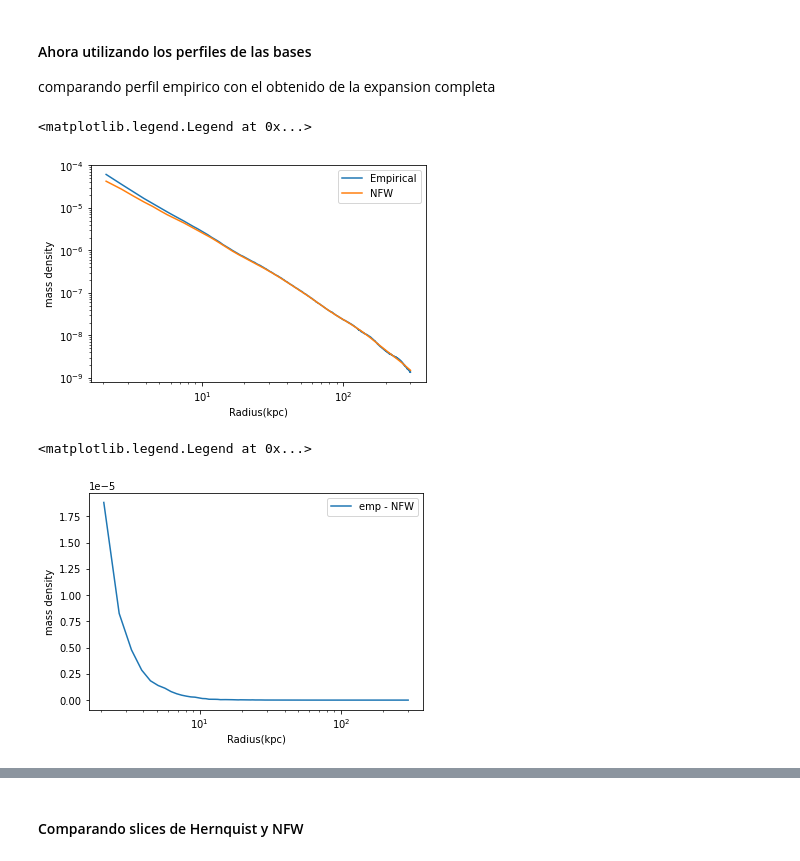
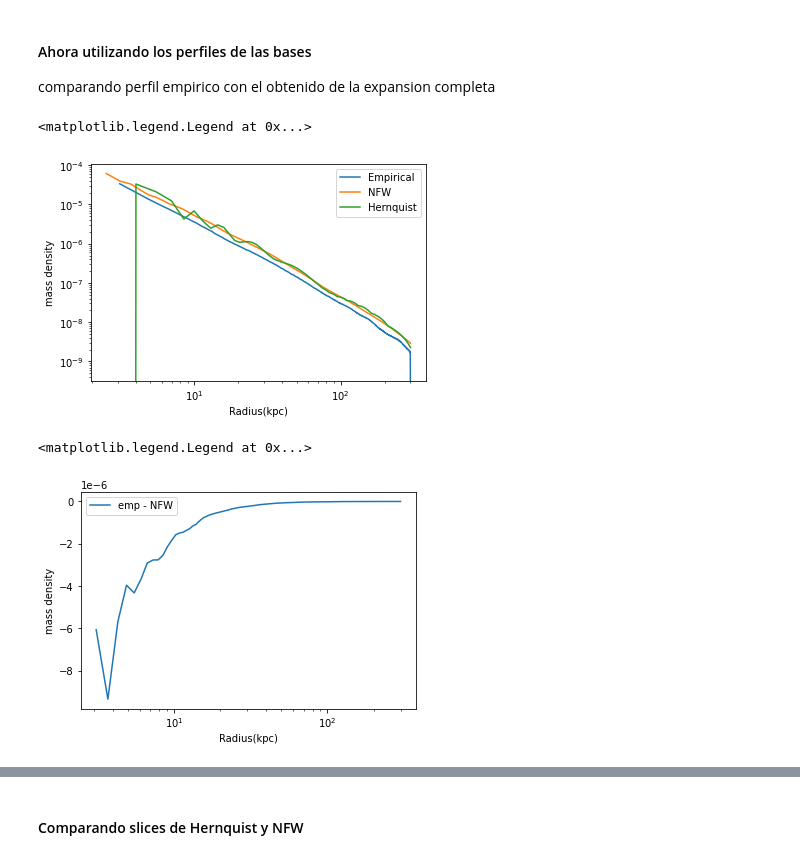
Before and after one commit to Markiribu/EXP_taller, a Jupyter notebook: virgo_exp/loading_basis.ipynb, the cells around one changed output, grey strips where cells are left out. Saved outputs shown, nothing was run; the diff lists cells and outputs as text; code cells hidden in the pictures.

```diff
--- a/virgo_exp/loading_basis.ipynb
+++ b/virgo_exp/loading_basis.ipynb
@@ -20,7 +53,7 @@ SphericalSL::orthoTest: worst=2.387674e-02
 model = 'NFW'
 NFW_config = EXPtools.basis_builder.basis_utils.make_config('sphereSL',lmax=6,nmax=20,
                                              modelname=f'{model}_model.txt',cachename=f'{model}_halo.cache',
-                                             numr=201, rmin=1.5, rmax=300, scale=1)
+                                             numr=500, rmin=2.5, rmax=300, scale=1)
 NFW_basis = pyEXP.basis.Basis.factory(NFW_config)
 NFW_coefs = pyEXP.coefs.Coefs.factory('NFW_halo.h5')
 # %% [output]
@@ -85,10 +120,14 @@ with h5py.File(f"subhalo_{id}.hdf5", "r") as file:
 <KeysViewHDF5 ['Coordinates', 'Coordinates_centered', 'Distance_to_center', 'ParticleIDs', 'Potential', 'SubfindDMDensity', 'Velocities', 'count']>
 # %%
 bins = 500
-rmin, rmax = 1.5,300
-rbins = np.linspace(1.5,300,500)
+rmin, rmax = 2.5,300
+rbins = np.linspace(rmin,rmax,bins)
+# %%
+R = np.linalg.norm(pos,axis=1)
+max(R)
+filtr = np.where((R < 300) & (R > 2.5))[0]
 # %%
-emp_dens = EXPtools.basis_builder.makemodel.empirical_density_profile(rbins,pos,mass/sum(mass))
+emp_dens = EXPtools.basis_builder.makemodel.empirical_density_profile(rbins,pos[filtr],mass[filtr]/sum(mass[filtr]))
 # %%
 plt.plot(rbins[1:],emp_dens)
 plt.xscale('log'),plt.yscale('log'),plt.ylabel('mass density'),plt.xlabel('Radius(kpc)')
@@ -122,27 +161,30 @@ ax.legend()
 #### Ahora utilizando los perfiles de las bases
 comparando perfil empirico con el obtenido de la expansion completa
 # %%
+rad_NFW, field_dens_NFW = EXPtools.visuals.visualize.spherical_avg_prop(NFW_basis,NFW_coefs, rmin=2.5, rmax=300, nbins=500, log_space=False, time=0, property='dens', include_monopole=False)
+rad_Hern, field_dens_Hern = EXPtools.visuals.visualize.spherical_avg_prop(Hern_basis,Hern_coefs, rmin=2.5, rmax=300, nbins=200, log_space=False, time=0, property='dens', include_monopole=False)
+
 fig, ax = plt.subplots(1,1,figsize=(6,4))
 
 ax.plot(rbins[1:],emp_dens, label='Empirical')
-ax.plot(rad_NFW[1:], field_NFW[1:], label='NFW')
-#ax.plot(rad_Hern, field_Hern, label='Hernquist')
+ax.plot(rad_NFW[:], field_dens_NFW[:], label='NFW')
+ax.plot(rad_Hern, field_dens_Hern, label='Hernquist')
 
 ax.set_xscale('log'),ax.set_yscale('log'),ax.set_ylabel('mass density'),ax.set_xlabel('Radius(kpc)')
 ax.legend()
 # %% [output]
 <matplotlib.legend.Legend at 0x...>
-[figure, old version]
+[figure, new version]
 # %%
 fig, ax = plt.subplots(1,1,figsize=(6,4))
 
-ax.plot(rbins[1:],emp_dens - field_NFW[1:], label='emp - NFW')
+ax.plot(rbins[1:],emp_dens - field_dens_NFW[1:], label='emp - NFW')
 
 ax.set_xscale('log'),ax.set_ylabel('mass density'),ax.set_xlabel('Radius(kpc)')
 ax.legend()
 # %% [output]
 <matplotlib.legend.Legend at 0x...>
-[figure, old version]
+[figure, new version]
 # %%
 fig, ax = plt.subplots(1,1,figsize=(6,4))
 
```
Also changed, not shown: parts of 19 cells of this notebook, 1 other file.
